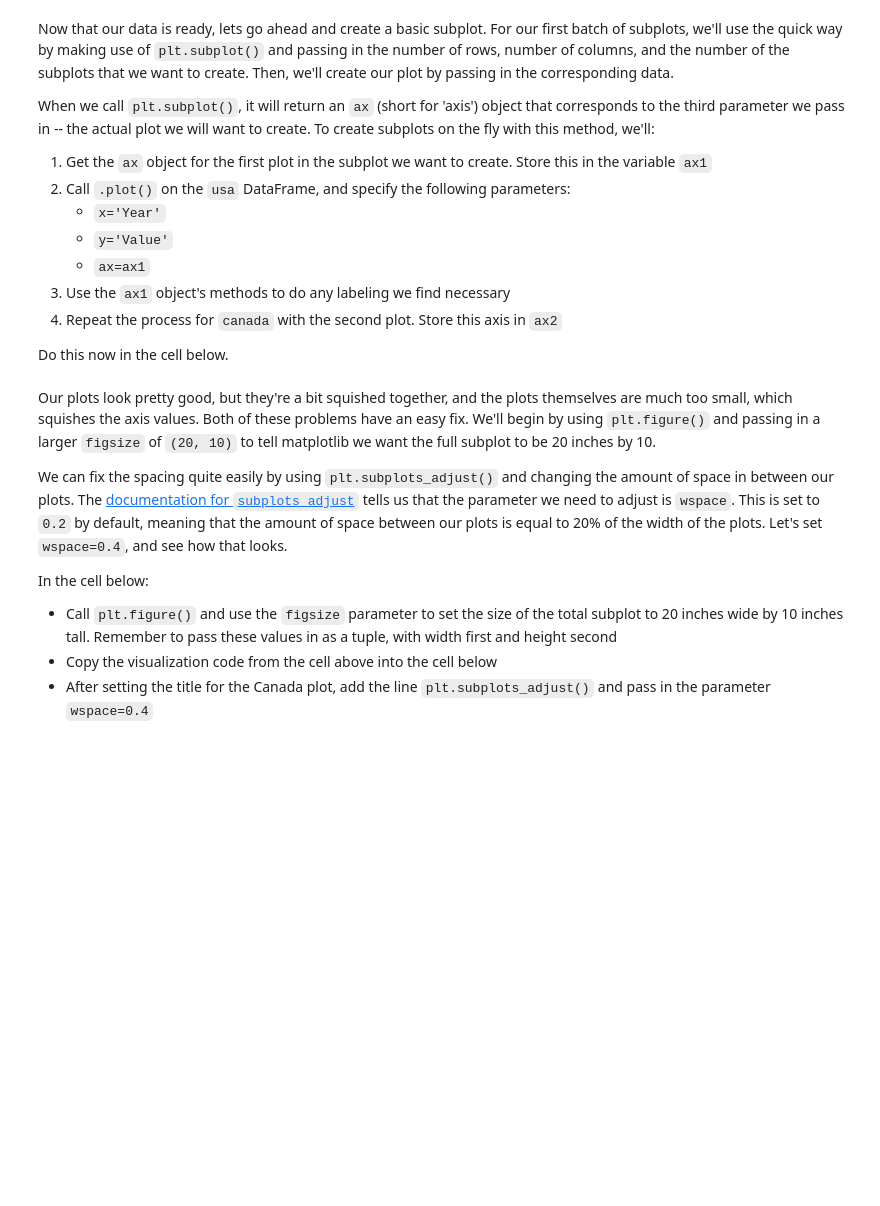
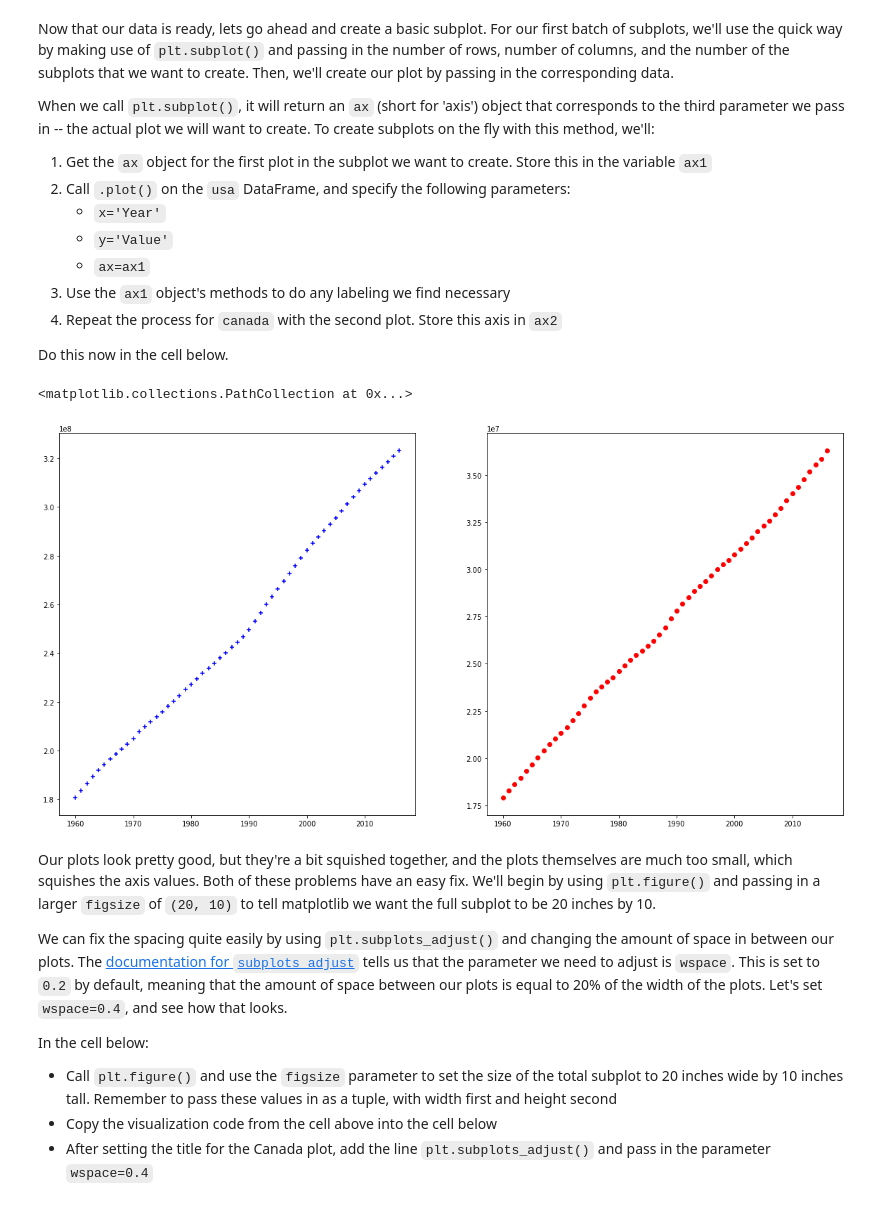
Before and after one commit to sealaurel/dsc-subplots-and-enumeration-lab, a Jupyter notebook: index.ipynb, the cells around one changed output. Saved outputs shown, nothing was run; the diff lists cells and outputs as text; code cells hidden in the pictures; blank space fills up the shorter version.

```diff
--- a/index.ipynb
+++ b/index.ipynb
@@ -34,6 +37,6 @@ In the cell below:
 * Print the first five rows of the DataFrame to ensure everything loaded correctly and get a feel for what this dataset contains
 # %%
 # Import the file
-df = None
-
+df = pd.read_csv('population.csv')
+df.head()
 # Print the first five rows
@@ -57,9 +98,10 @@ In the cell below:
 * Inspect the `head()` of each to ensure that we grabbed the data correctly.
 # %%
 # Slice all the rows for USA
-usa = None
+usa = df.loc[df['Country Name'] == 'United States']
 
 # Slice all the rows for Canada
-canada = None
+canada = df.loc[df['Country Name'] == 'Canada']
 
 # Inspect the head of USA and Canada
+usa.head()
@@ -86,3 +129,16 @@ ax2 = None
+# %%
+#fig, axes = plt.subplots(figsize = (10, 4), ncols=2)
+plt.figure(figsize=(20,10))
+# Subplot for USA
+ax1 = plt.subplot(1,2,1)
+plt.scatter(usa['Year'], usa['Value'], color = 'blue', marker ='+')
+
+# Subplot for Canada
+ax2 = plt.subplot(1,2,2)
+plt.scatter(canada['Year'], canada['Value'], color = 'red', marker ='o')
+# %% [output]
+<matplotlib.collections.PathCollection at 0x...>
+[figure, added]
 # %% [markdown]
 Our plots look pretty good, but they're a bit squished together, and the plots themselves are much too small, which squishes the axis values.  Both of these problems have an easy fix. We'll begin by using `plt.figure()` and passing in a larger `figsize` of `(20, 10)` to tell matplotlib we want the full subplot to be 20 inches by 10.
 
```
Also changed, not shown: parts of 11 cells of this notebook.
